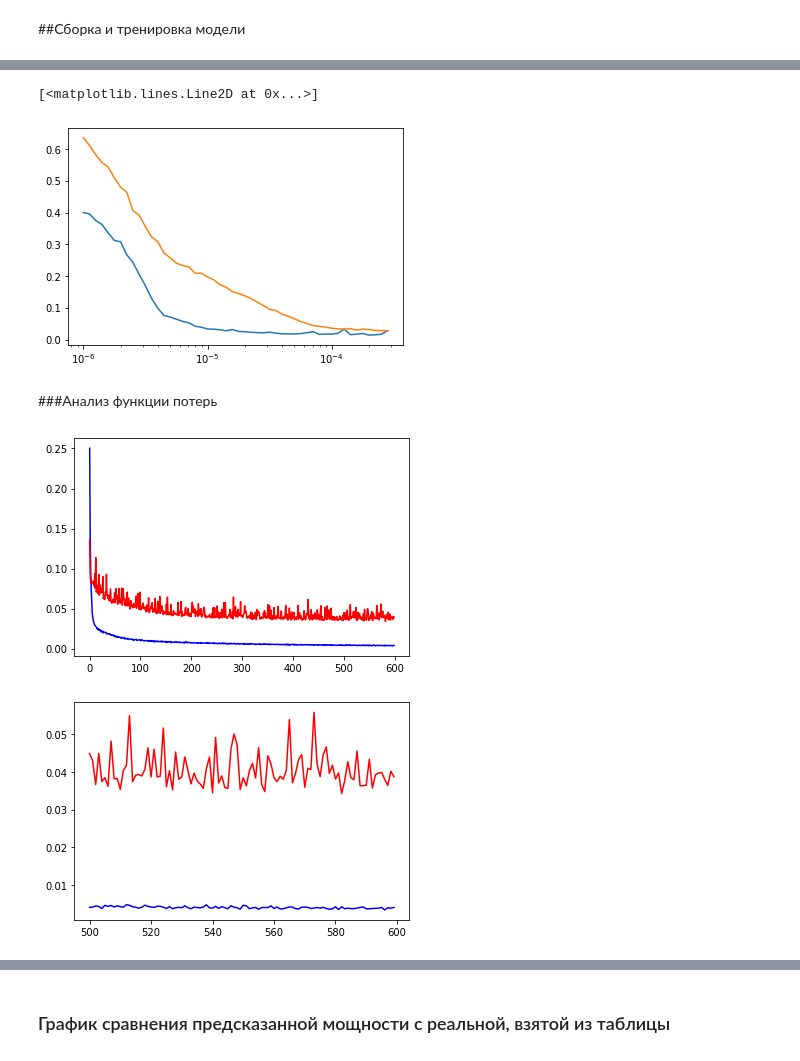
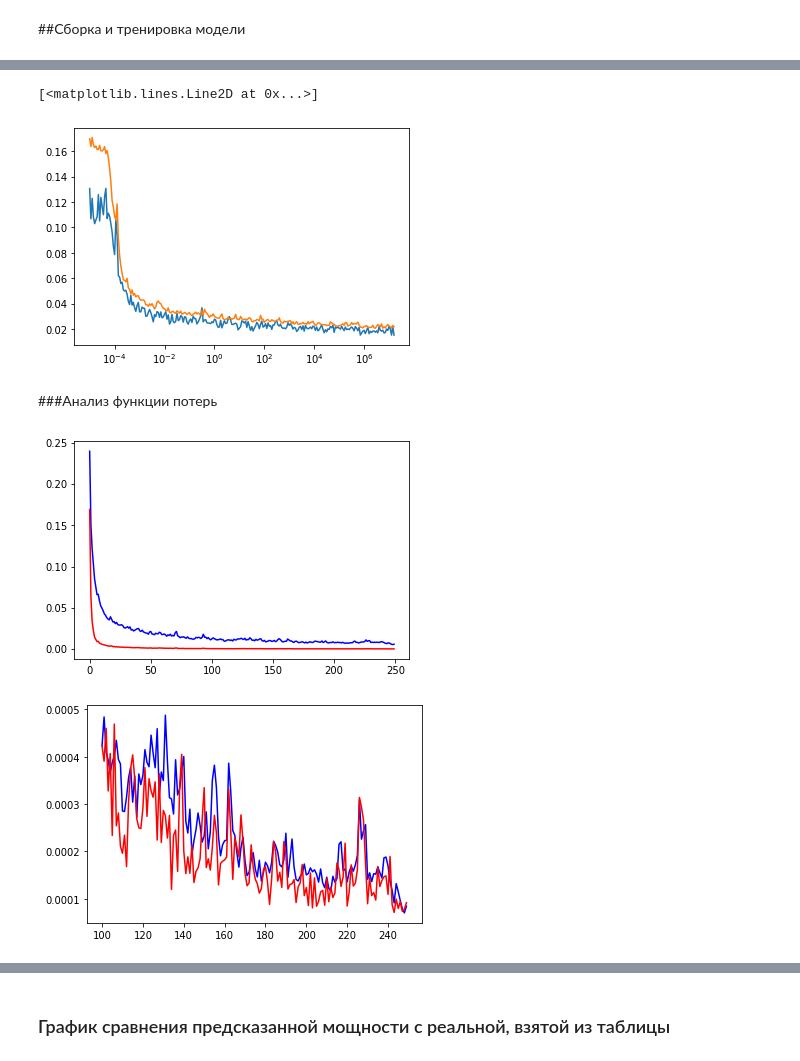
Before and after one commit to andrew-veriga/sunpower, a Jupyter notebook: model.ipynb, the cells around one changed output, grey strips where cells are left out. Drawn from its saved outputs; the diff is of its cells as text; code cells hidden in the pictures.

```diff
--- a/model.ipynb
+++ b/model.ipynb
@@ -27,3 +81,2 @@ df['Дата'] = pd.to_datetime(df['Дата'].dt.date) + df['Время']# pd.t
 # %%
-df=df.set_index('Дата').drop(columns=['№ п/п','Время'])
-df.head()
+df=df.set_index(['Дата','Location']).drop(columns=['№ п/п','Время']).sort_index()
@@ -139,0 +180,11 @@ norm_cols
+# %%
+from sklearn.preprocessing import MinMaxScaler
+series['Мощность, МВт']=series['Мощность, МВт'].groupby(level=0).transform(sum)
+norm_cols = numeric_columns#[1:]
+
+series[norm_cols] = series[norm_cols].astype('float64')
+scaler = MinMaxScaler(feature_range=(0, 1))
+series[norm_cols] = scaler.fit_transform(series[norm_cols])
+
+
+norm_cols
@@ -222,9 +273,0 @@ def train_model(model, train, validation, epoch_num=50):
-# %%
-tf.keras.backend.clear_session()
-window_size = int(24/3*2)
-batch_size = 120
-shuffle_buffer_size = 1000
-split_datetime = 2500
-
-train, validation = make_splitdataset(series, split_datetime ,window_size, batch_size, shuffle_buffer_size)
-Model = make_model(series.shape[1])
@@ -250,0 +338,7 @@ Epoch 600/600
+# %%
+init_lr =1e-5
+lr_schedule = tf.keras.callbacks.LearningRateScheduler(
+      lambda epoch: init_lr * 10**(epoch / 20))
+
+epoch_num= 250
+history = model.fit(train, validation_data=(validation) , epochs=epoch_num)#, callbacks=[lr_schedule])
@@ -251,12 +363,12 @@ Epoch 600/600
 # %%
+#анализ скорости обучения
 
-
-lrs = 1e-6 * (10 ** (np.arange(50) / 20))
-plt.semilogx(lrs, history.history["val_loss"][:])
-plt.semilogx(lrs, history.history["loss"][:])
+# lrs = init_lr * (10 ** (np.arange(len(history.history['loss'])-5) / 20))
+# plt.semilogx(lrs, history.history['val_loss'][:-5])
+# plt.semilogx(lrs, history.history["loss"][:-5])
 # plt.axis([1e-6, 200, 0, 20])
 # %% [output]
 [<matplotlib.lines.Line2D at 0x...>]
-[figure, old version]
+[figure, new version]
 # %% [markdown]
 ###Анализ функции потерь
@@ -263,26 +377,27 @@ plt.semilogx(lrs, history.history["loss"][:])
 # %%
 loss = history.history['loss']
-mae = history.history['val_mae']
+mse = history.history['mse']
 epochs = range(len(loss))
 plt.plot(epochs, loss, 'b', label='Training Loss')
-plt.plot(epochs, mae, 'r', label='Training mae')
+plt.plot(epochs, mse, 'r', label='Training mae')
 
 plt.show()
 # %% [output]
-[figure, old version]
+[figure, new version]
 # %%
 # Plot all but the first 10
-loss = history.history['loss']
-mae = history.history['val_mae']
+skip_steps=100
+loss = history.history['mse']
+mse = history.history['val_mse']
 
-epochs = range(len(loss)-100, len(loss))
-plot_loss = loss[-100:]
-plot_mae = mae[-100:]
+epochs = range(skip_steps, len(loss))
+plot_loss = loss[skip_steps:]
+plot_mae = mse[skip_steps:]
 
-plt.plot(epochs, plot_loss, 'b', label='Training Loss')
-plt.plot(epochs, plot_mae, 'r', label='Training Loss')
+plt.plot(epochs, plot_loss, 'b', label='Training mse')
+plt.plot(epochs, plot_mae, 'r', label='Val mse')
 
 plt.show()
 # %% [output]
-[figure, old version]
+[figure, new version]
 # %%
```
Also changed, not shown: parts of 36 cells of this notebook.
